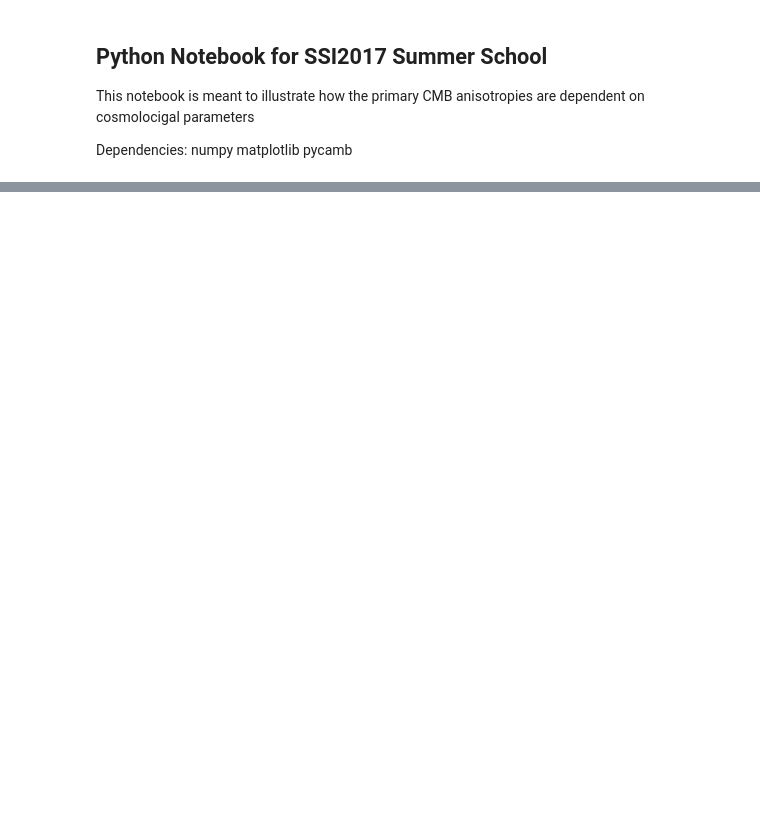
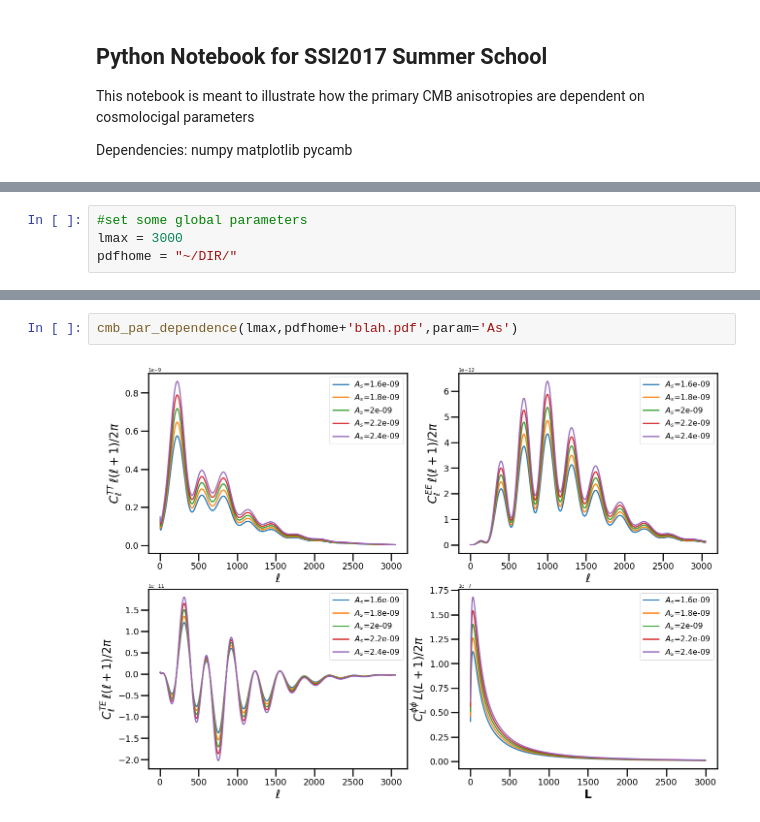
Before and after one commit to nbatta/SSI2017_CMB_COSMO, a Jupyter notebook: CMB Cosmology.ipynb, the cells around one changed output, grey strips where cells are left out. Cells and saved outputs as stored; diff of their text form; blank space fills up the shorter version.

```diff
--- a/CMB Cosmology.ipynb
+++ b/CMB Cosmology.ipynb
@@ -135,0 +129,4 @@ cmb_par_dependence(3000,'blah',param='He')
+# %%
+#set some global parameters
+lmax = 3000
+pdfhome = "~/DIR/"
@@ -135,0 +139,4 @@ cmb_par_dependence(3000,'blah',param='He')
+# %%
+cmb_par_dependence(lmax,pdfhome+'blah.pdf',param='As')
+# %% [output]
+[figure, added]
```
Also changed, not shown: parts of 7 cells of this notebook.
